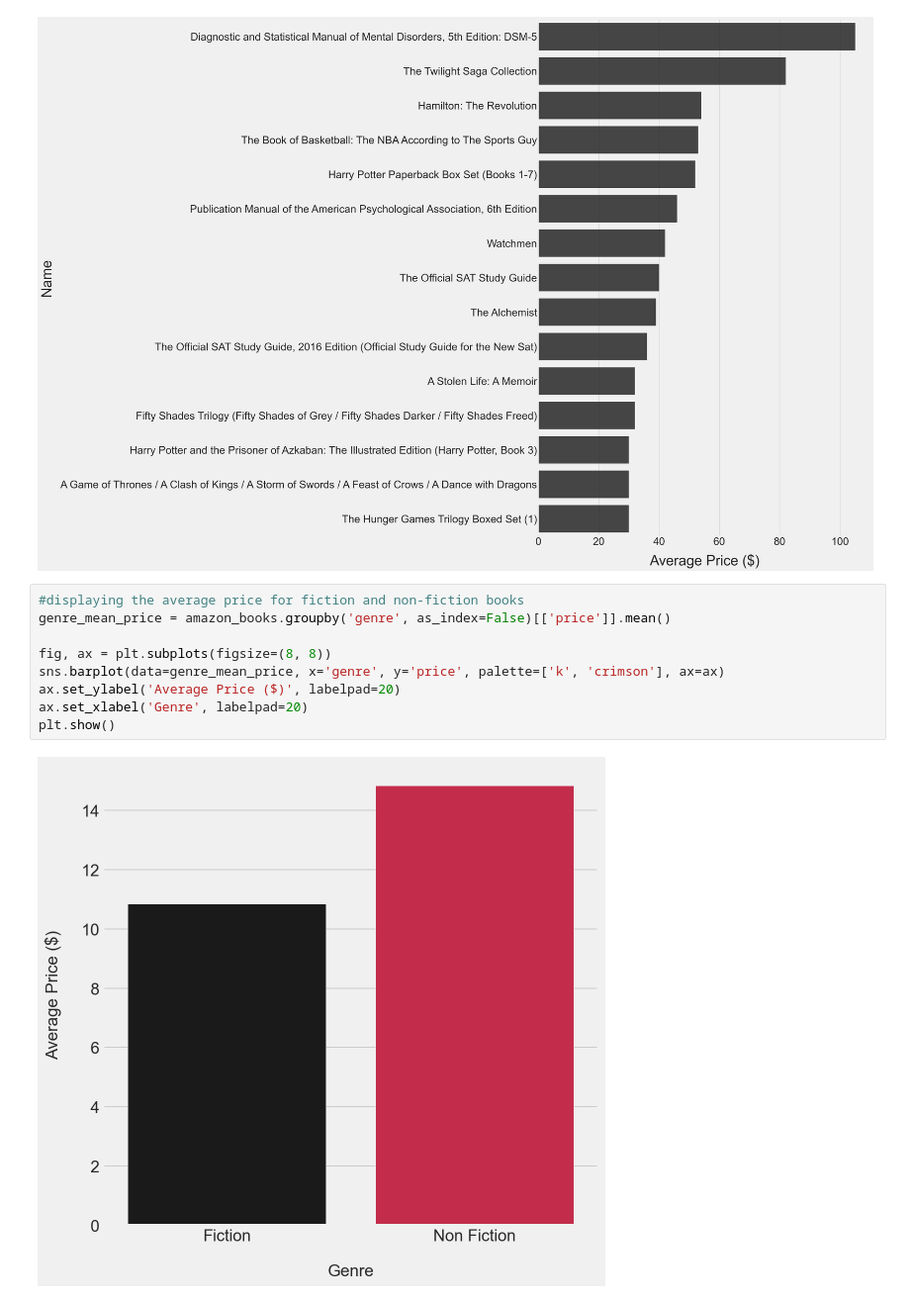
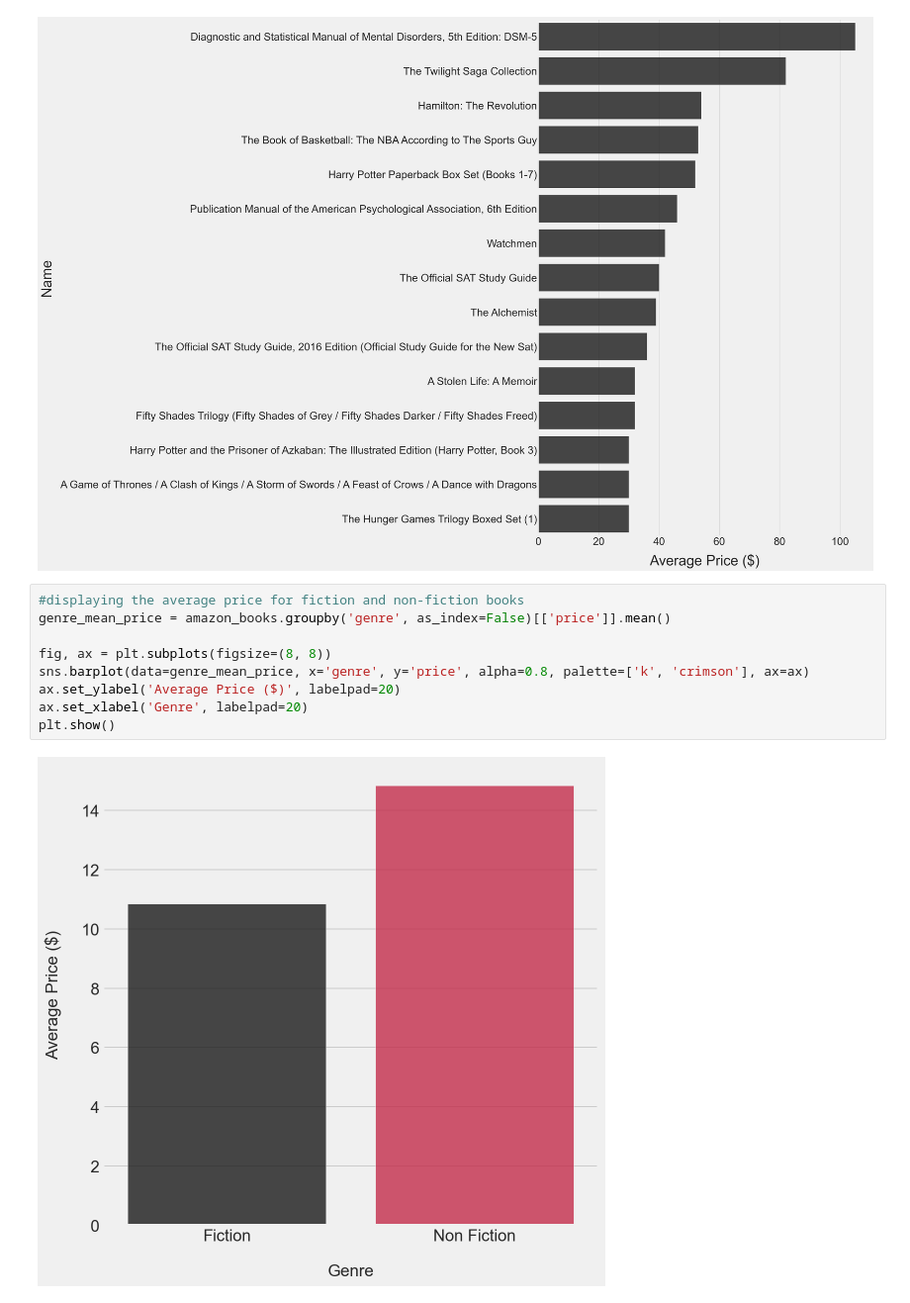
Before and after one commit to esbatiehsan/amazon-bestsellers, a Jupyter notebook: data-cleaning-exploration.ipynb, the cells around one changed output. Shown at 99% size. Cells and saved outputs as stored; diff of their text form.

```diff
--- a/data-cleaning-exploration.ipynb
+++ b/data-cleaning-exploration.ipynb
@@ -209,11 +217,11 @@ plt.show()
 # %%
 #displaying the average price for fiction and non-fiction books
 genre_mean_price = amazon_books.groupby('genre', as_index=False)[['price']].mean()
 
 fig, ax = plt.subplots(figsize=(8, 8))
-sns.barplot(data=genre_mean_price, x='genre', y='price', palette=['k', 'crimson'], ax=ax)
+sns.barplot(data=genre_mean_price, x='genre', y='price', alpha=0.8, palette=['k', 'crimson'], ax=ax)
 ax.set_ylabel('Average Price ($)', labelpad=20)
 ax.set_xlabel('Genre', labelpad=20)
 plt.show()
 # %% [output]
-[figure, old version]
+[figure, new version]
```
Also changed, not shown: parts of 4 cells of this notebook.
